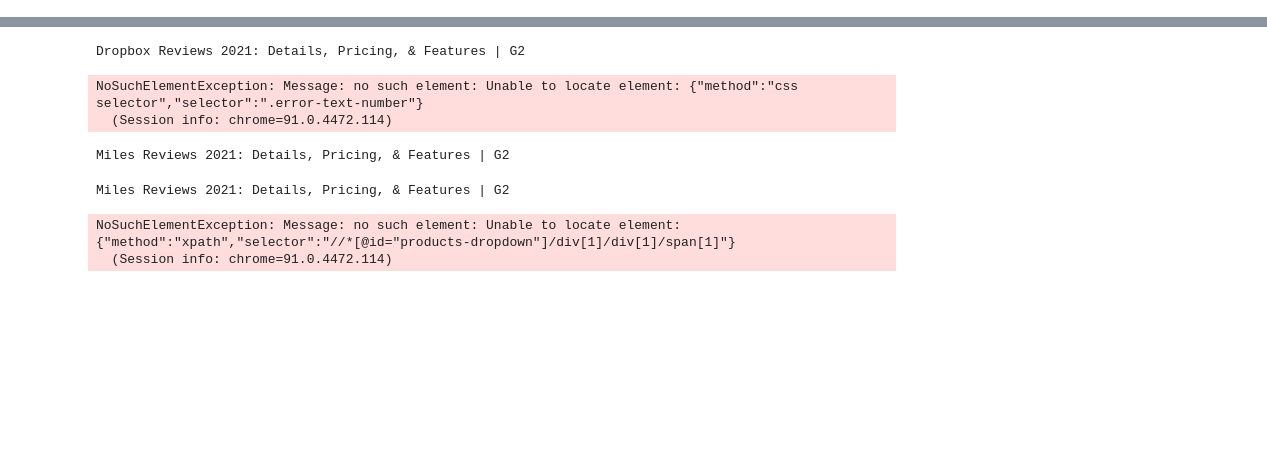
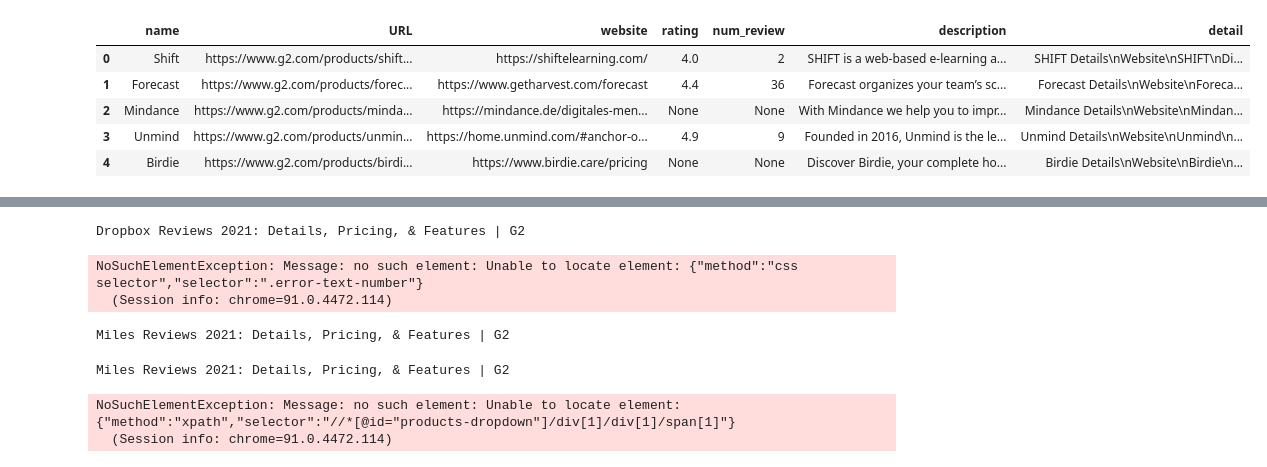
Before and after one commit to NeoJersey/G2_scraper, a Jupyter notebook: g2_scraper.ipynb, the cells around one changed output, grey strips where cells are left out. Drawn from its saved outputs; the diff is of its cells as text; code cells hidden in the pictures; blank space fills up the shorter version.

```diff
--- a/g2_scraper.ipynb
+++ b/g2_scraper.ipynb
@@ -29,8 +32,8 @@ def fetch(URL):
 # det = d.find_element_by_xpath('//*[@id="leads-sticky-top"]/div/div[1]/div[3]/div[1]/div[2]/div[5]/text()')
 # print(det.text)
 # %%
-from selenium.webdriver import ActionChains
-def retriever(d):
+
+def retriever(d, name):
     sleep(0.8)
     URL = d.find_element_by_xpath('/html/head/meta[10]').get_property('content')
     website = d.find_element_by_xpath('//*[@id="leads-sticky-top"]/div/div[1]/div[3]/div[1]/div[2]/div[2]/div[1]/div[1]/div/div/a').get_property('href')
@@ -63,9 +66,14 @@ def retriever(d):
     detail = d.find_element_by_xpath('//*[@id="leads-sticky-top"]/div/div[1]/div[3]/div[1]/div[2]').get_attribute('innerText')
 
     print(URL, website, rating, num_review, description, detail)
+    g2_info.append([name, URL, website, rating, num_review, description, detail])
+
     # print(num_review)
 
-companies = ['zexi','miles']
+
+g2_info = []
+df = pd.read_csv('data_scientist_intern_g2_scraper.csv')
+companies = df['NAME']
 for company in companies:
     product_url = 'https://www.g2.com/products/' + company + '/reviews'
     d = fetch(product_url)
@@ -74,7 +82,7 @@ for company in companies:
     try:
         d.find_element_by_class_name('error-text-number')
     except NoSuchElementException:
-        retriever(d)
+        retriever(d,company)
     else:
         continue
     sleep(0.8)
@@ -100,0 +109,11 @@ Show Less
+# %%
+col = ['NAME', 'URL', 'website', 'rating', 'num_review', 'description', 'detail']
+g2_info = pd.DataFrame(g2_info, columns=col)
+g2_info.head()
+# %% [output]
+|  | name | URL | website | rating | num_review | description | detail |
+| 0 | Shift | https://www.g2.com/products/shift... | https://shiftelearning.com/ | 4.0 | 2 | SHIFT is a web-based e-learning a... | SHIFT Details\nWebsite\nSHIFT\nDi... |
+| 1 | Forecast | https://www.g2.com/products/forec... | https://www.getharvest.com/forecast | 4.4 | 36 | Forecast organizes your team’s sc... | Forecast Details\nWebsite\nForeca... |
+| 2 | Mindance | https://www.g2.com/products/minda... | https://mindance.de/digitales-men... | None | None | With Mindance we help you to impr... | Mindance Details\nWebsite\nMindan... |
+| 3 | Unmind | https://www.g2.com/products/unmin... | https://home.unmind.com/#anchor-o... | 4.9 | 9 | Founded in 2016, Unmind is the le... | Unmind Details\nWebsite\nUnmind\n... |
+| 4 | Birdie | https://www.g2.com/products/birdi... | https://www.birdie.care/pricing | None | None | Discover Birdie, your complete ho... | Birdie Details\nWebsite\nBirdie\n... |
```
Also changed, not shown: parts of 10 cells of this notebook.
